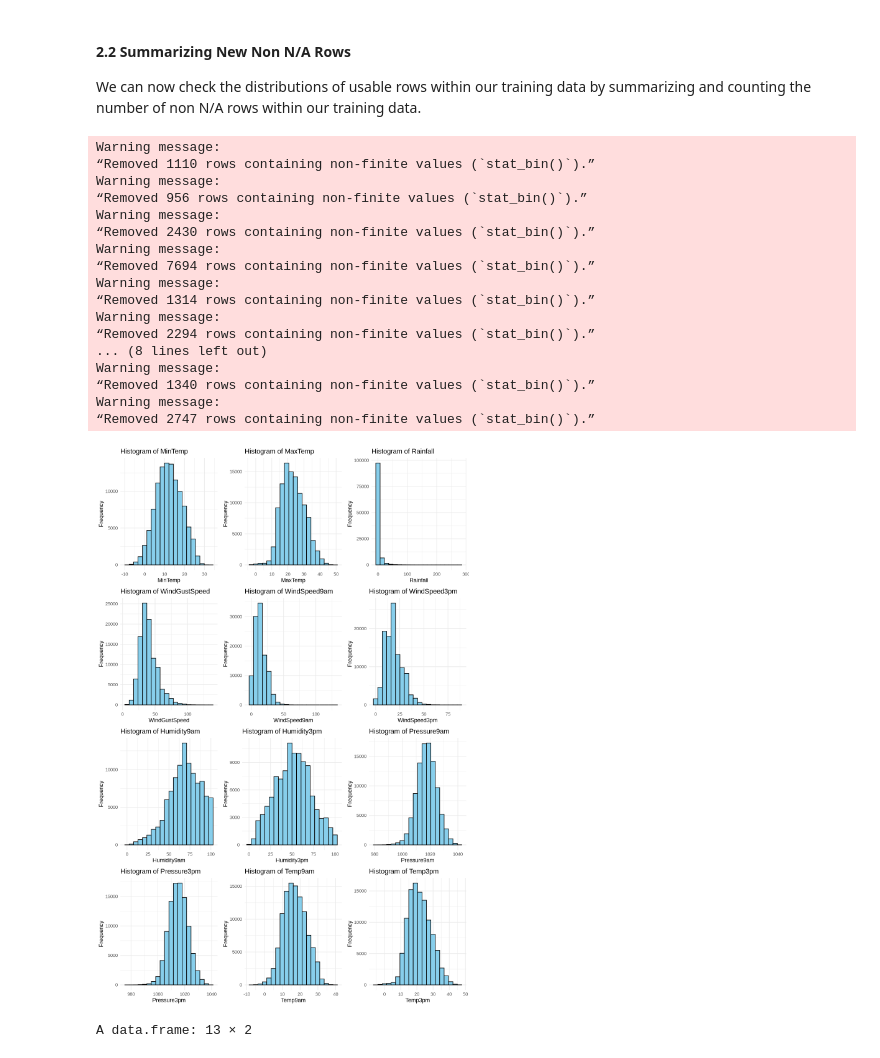
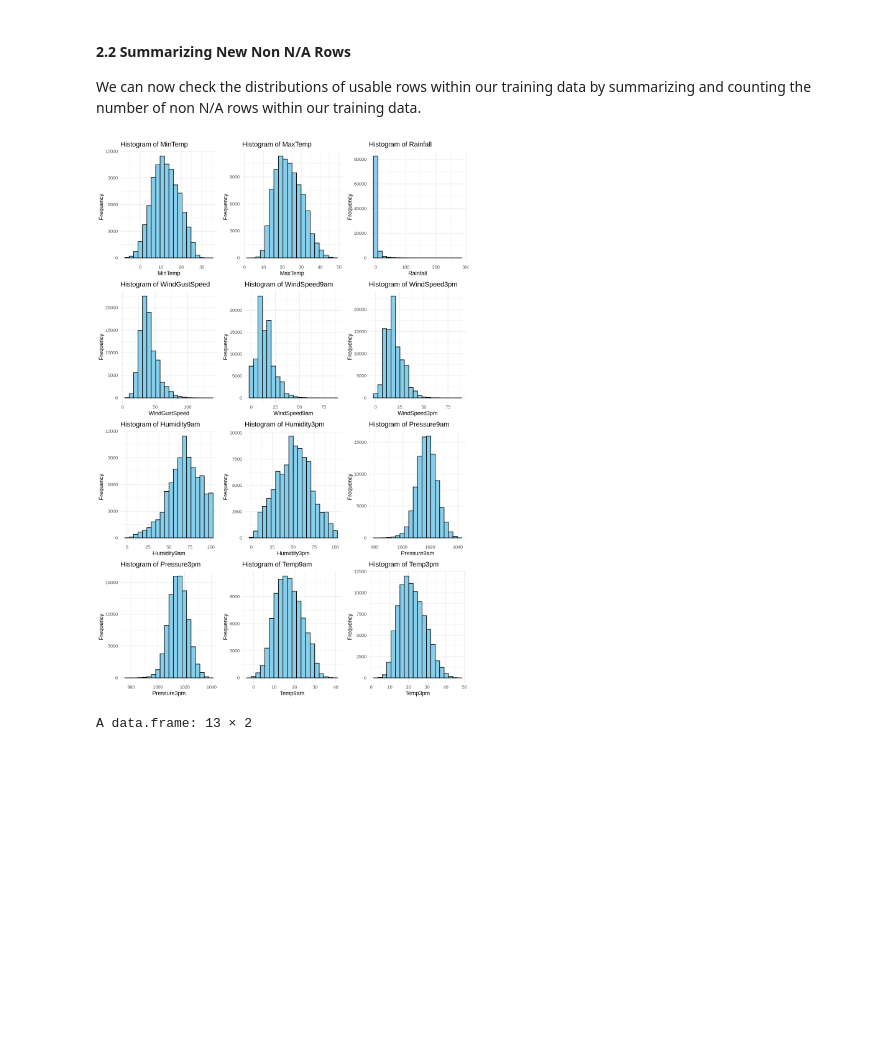
Before and after one commit to Andrewyx/DSCI100-Project-G16, a Jupyter notebook: Group Proposal .ipynb, the cells around one changed output. Cells and saved outputs as stored; diff of their text form; code cells hidden in the pictures; blank space fills up the shorter version.

```diff
--- a/Group Proposal .ipynb
+++ b/Group Proposal .ipynb
@@ -104,46 +104,29 @@ We can now check the distributions of usable rows within our training data by su
 # %%
 # Summarizes each row by counting non N/A cells. Renames the variables afterwards after conversion to data frame
 no_na_data <- as.data.frame((colSums(!is.na(weather_train))))
 no_na_data <- cbind(rownames(no_na_data), no_na_data)
 rownames(no_na_data) <- NULL
 colnames(no_na_data) <- c("measurement","count")
 
 count_tbl <- arrange(no_na_data, desc(count))
 # count_tbl
 options(repr.plot.height = 15, repr.plot.width = 10)
 library(ggplot2)
 library(ggplot2)
 library(gridExtra)
 
-weather_predictors<- select_if(weather_train, is.numeric)
+weather_predictors <- na.omit(select_if(weather_train, is.numeric))
 plots<-lapply(names(weather_predictors), function(col)  {
     ggplot(weather_predictors, aes(x = .data[[col]])) +
       geom_histogram(fill = "skyblue", color = "black",bins=20) +
       labs(title = paste("Histogram of", col),
            x = col, y = "Frequency" ) +
       theme_minimal()
   })
 grid.arrange(grobs = plots, ncol = 3)
 # Visualize distributions of variables
 # %% [output]
-Warning message:
-“Removed 1110 rows containing non-finite values (`stat_bin()`).”
-Warning message:
-“Removed 956 rows containing non-finite values (`stat_bin()`).”
-Warning message:
-“Removed 2430 rows containing non-finite values (`stat_bin()`).”
-Warning message:
-“Removed 7694 rows containing non-finite values (`stat_bin()`).”
-Warning message:
-“Removed 1314 rows containing non-finite values (`stat_bin()`).”
-Warning message:
-“Removed 2294 rows containing non-finite values (`stat_bin()`).”
-... (8 lines left out)
-Warning message:
-“Removed 1340 rows containing non-finite values (`stat_bin()`).”
-Warning message:
-“Removed 2747 rows containing non-finite values (`stat_bin()`).”
-[figure, old version]
+[figure, new version]
 # %%
 # Summarizes each row by counting non N/A cells. Renames the variables afterwards after conversion to data frame
 no_na_data <- as.data.frame((colSums(!is.na(weather_train))))
```
